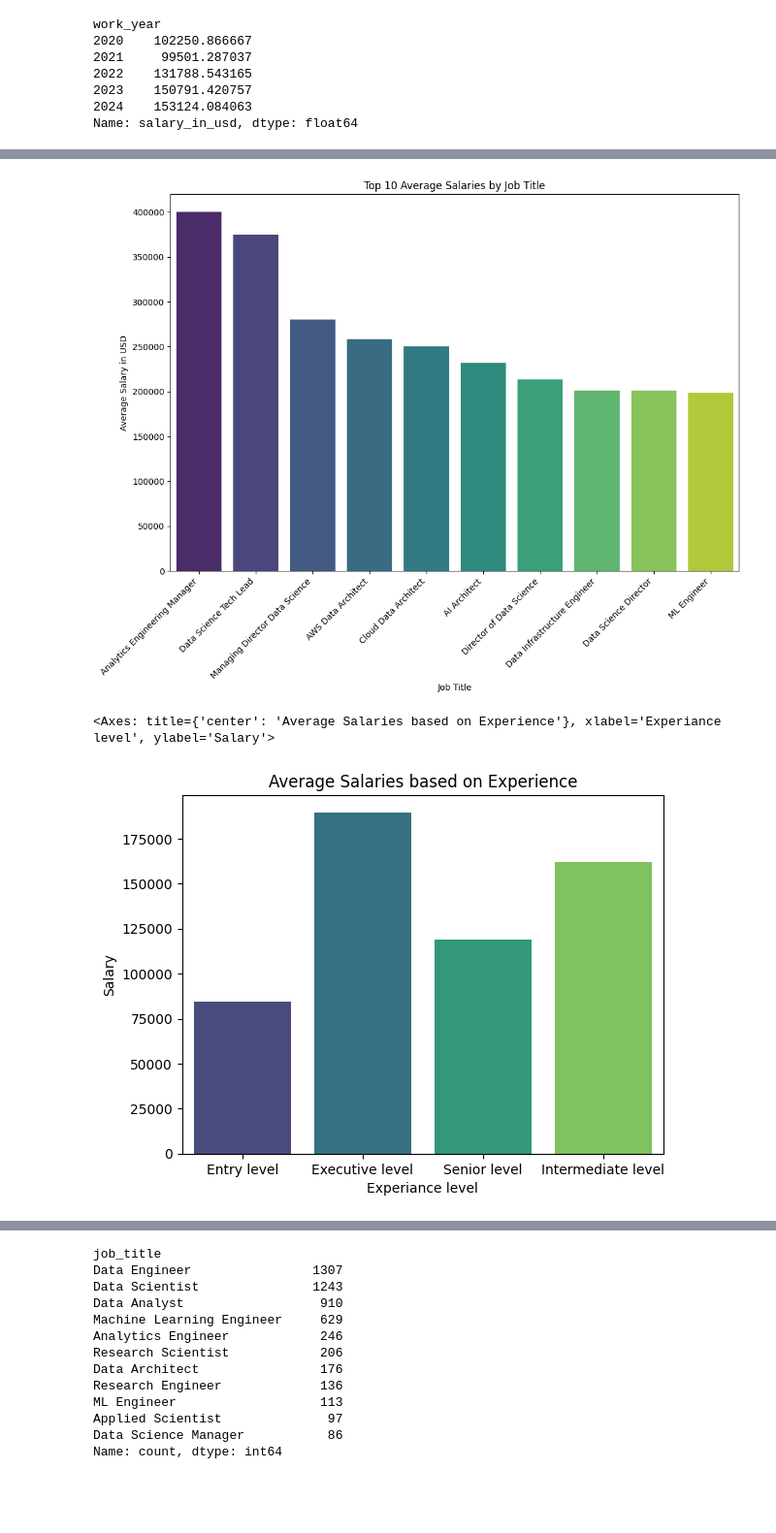
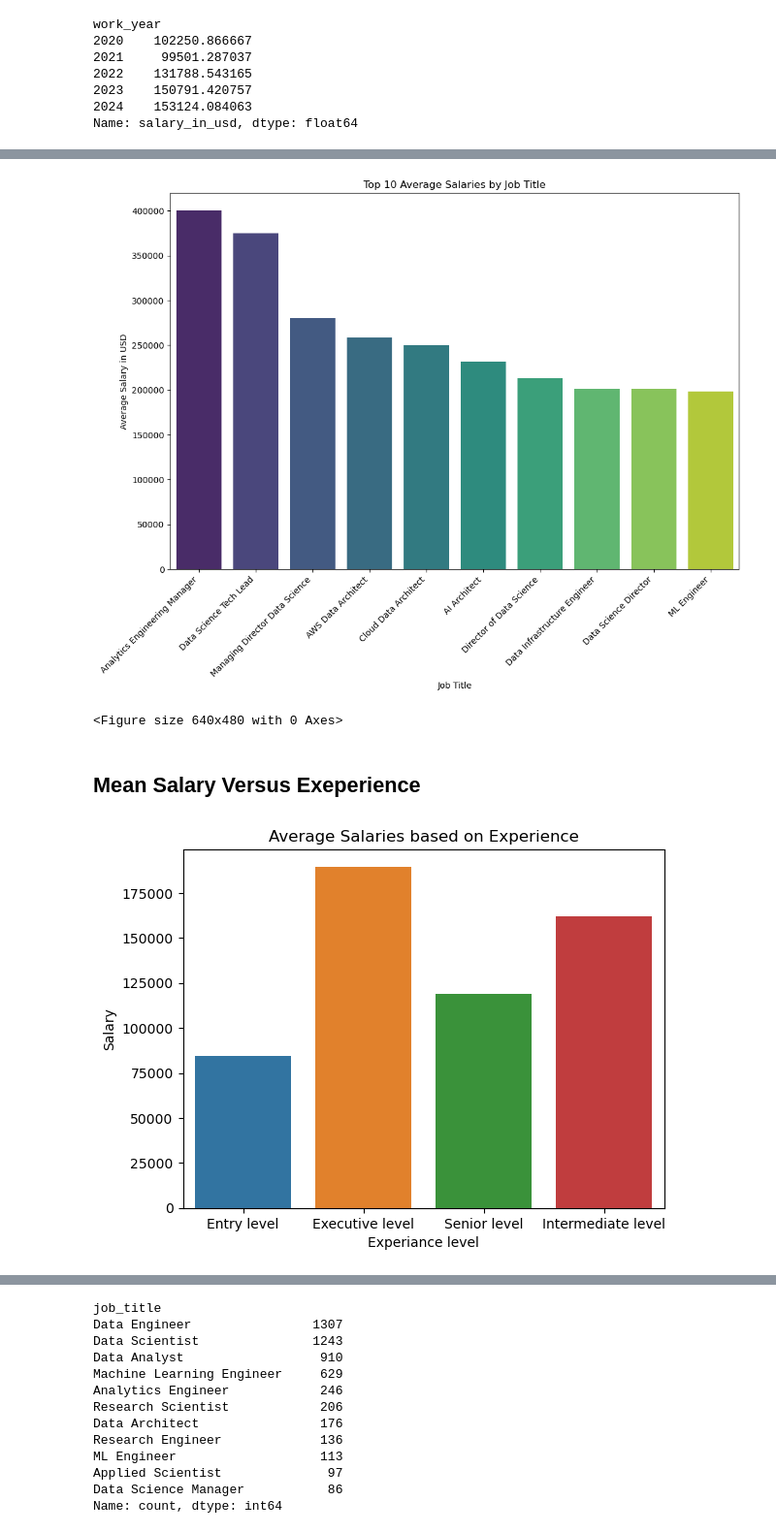
Before and after one commit to TaylorMater/UTA-DAB-Project-1, a Jupyter notebook: scripts/data_science_analysis.ipynb, the cells around one changed output, grey strips where cells are left out. Shown at 97% size. Saved outputs shown, nothing was run; the diff lists cells and outputs as text; code cells hidden in the pictures; blank space fills up the shorter version.

```diff
--- a/scripts/data_science_analysis.ipynb
+++ b/scripts/data_science_analysis.ipynb
@@ -100,28 +102,32 @@ plt.show()
 # %%
-#
-grouped_data = data_science_salaries_df.groupby('job_title')['salary_in_usd'].mean().reset_index()
+# Select top Ten job titles based on mean salary
+top_num = 10
+top_jobs = salary_by_job.nlargest(top_num, 'salary_in_usd')
 
-# Select top Number job titles based on mean salary
-top_num = 10
-top_jobs = grouped_data.nlargest(top_num, 'salary_in_usd')
-
-# Plot a bar chart for the top Number job titles
+# Plot a bar chart for the top Ten job titles
 plt.figure(figsize=(12, 8))
-sns.barplot(x='job_title', y='salary_in_usd', hue='job_title', data=top_jobs, palette='viridis', legend=False)
+sns.barplot(x='job_title', y='salary_in_usd', data=top_jobs, palette='viridis')
 plt.title(f'Top {top_num} Average Salaries by Job Title')
 plt.xlabel('Job Title')
 plt.ylabel('Average Salary in USD')
 plt.xticks(rotation=45, ha='right')
 plt.show()
+
+#Populated the top 10 job titles with the highest average salary
+plt.savefig(Path('../figures/khadija/fig003.png'))
 # %% [output]
 [figure]
+<Figure size 640x480 with 0 Axes>
+# %% [markdown]
+## Mean Salary Versus Exeperience
 # %%
 exp_salary=data_science_salaries_df['salary_in_usd'].groupby(data_science_salaries_df['experience_level']).mean()
 
 plt.title("Average Salaries based on Experience")
 plt.xlabel('Experiance level')
 plt.ylabel('Salary')
-sns.barplot(x=['Entry level', 'Executive level', 'Senior level', 'Intermediate level'],y=exp_salary.values, palette='viridis', hue = ['Entry level', 'Executive level', 'Senior level', 'Intermediate level'], legend = False)
+sns.barplot(x=['Entry level', 'Executive level', 'Senior level', 'Intermediate level'],y=exp_salary.values)
+
+plt.savefig(Path('../figures/khadija/fig004.png'))
 # %% [output]
-<Axes: title={'center': 'Average Salaries based on Experience'}, xlabel='Experiance level', ylabel='Salary'>
-[figure, old version]
+[figure, new version]
```
Also changed, not shown: parts of 41 cells of this notebook, 26 other files.
